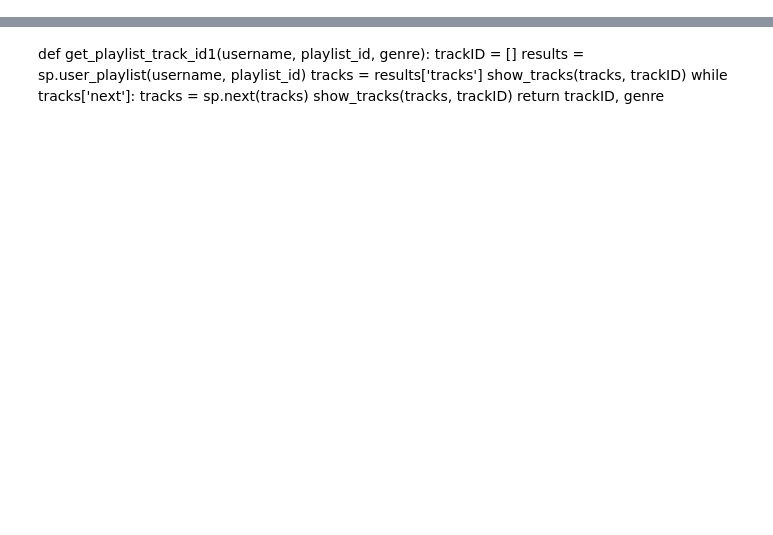
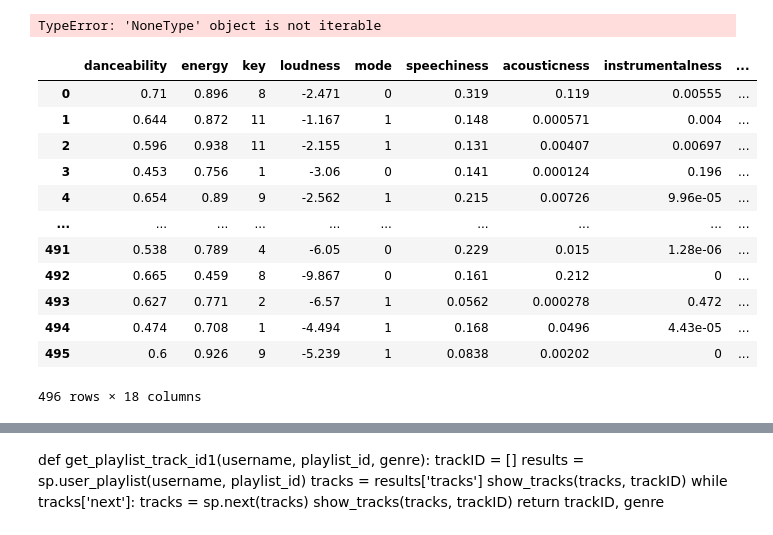
Before and after one commit to chetanpopli/subgenre-classifier, a Jupyter notebook: data_extraction.ipynb, the cells around one changed output, grey strips where cells are left out. Cells and saved outputs as stored; diff of their text form; code cells hidden in the pictures; blank space fills up the shorter version.

```diff
--- a/data_extraction.ipynb
+++ b/data_extraction.ipynb
@@ -164,8 +213,8 @@ None
 # %%
-def song_feature_ext(playlist):
+def song_feature_ext_subsequent(playlist):
     result = pd.DataFrame()
-    for i in range(len(playlist)):
+    for i in range(30100, 30200):
         song_feat = sp.audio_features(tracks = playlist[i])
-        result = pd.concat([result, song_feat], ignore_index=True)
+        result = pd.concat([result, pd.Series(song_feat[0])], ignore_index=True, axis = 1)
 
-    return result
+    return result.T
@@ -174,0 +221,20 @@ TypeError: cannot concatenate object of type '<class 'list'>'; only Series and D
+# %%
+songs_subsequent = song_feature_ext_subsequent(songs_all)
+# %% [output]
+TypeError: 'NoneType' object is not iterable
+# %%
+songs_subsequent
+# %% [output]
+|  | danceability | energy | key | loudness | mode | speechiness | acousticness | instrumentalness | ... |
+| 0 | 0.71 | 0.896 | 8 | -2.471 | 0 | 0.319 | 0.119 | 0.00555 | ... |
+| 1 | 0.644 | 0.872 | 11 | -1.167 | 1 | 0.148 | 0.000571 | 0.004 | ... |
+| 2 | 0.596 | 0.938 | 11 | -2.155 | 1 | 0.131 | 0.00407 | 0.00697 | ... |
+| 3 | 0.453 | 0.756 | 1 | -3.06 | 0 | 0.141 | 0.000124 | 0.196 | ... |
+| 4 | 0.654 | 0.89 | 9 | -2.562 | 1 | 0.215 | 0.00726 | 9.96e-05 | ... |
+| ... | ... | ... | ... | ... | ... | ... | ... | ... | ... |
+| 491 | 0.538 | 0.789 | 4 | -6.05 | 0 | 0.229 | 0.015 | 1.28e-06 | ... |
+| 492 | 0.665 | 0.459 | 8 | -9.867 | 0 | 0.161 | 0.212 | 0 | ... |
+| 493 | 0.627 | 0.771 | 2 | -6.57 | 1 | 0.0562 | 0.000278 | 0.472 | ... |
+| 494 | 0.474 | 0.708 | 1 | -4.494 | 1 | 0.168 | 0.0496 | 4.43e-05 | ... |
+| 495 | 0.6 | 0.926 | 9 | -5.239 | 1 | 0.0838 | 0.00202 | 0 | ... |
+496 rows × 18 columns
```
Also changed, not shown: parts of 19 cells of this notebook, 1 other file.
